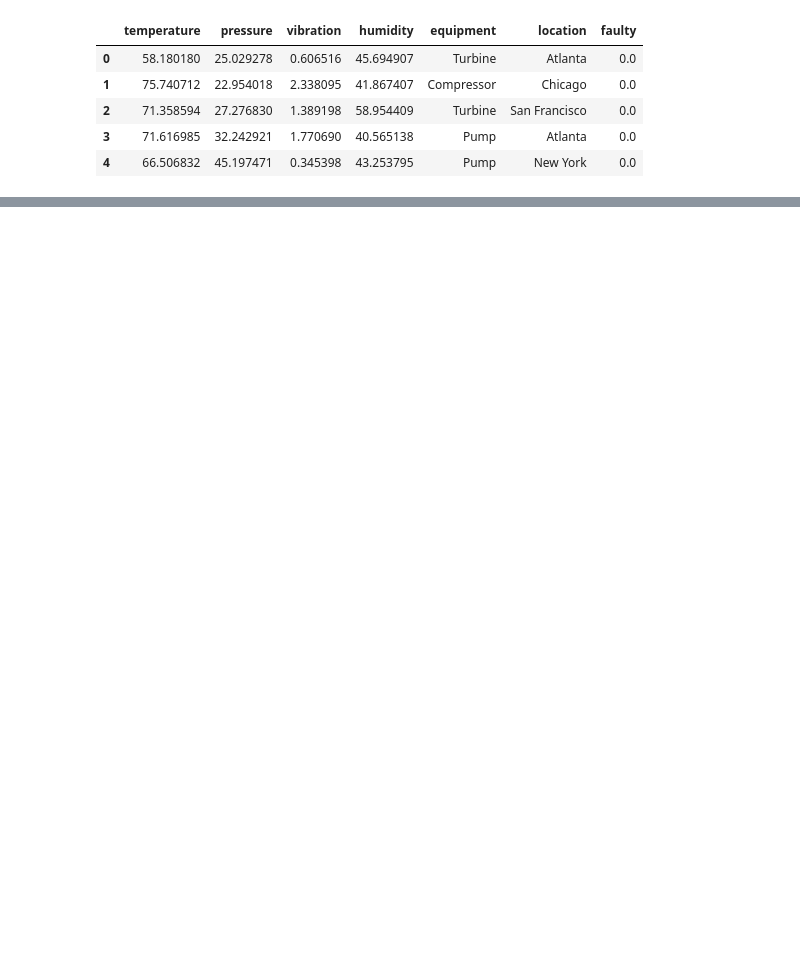
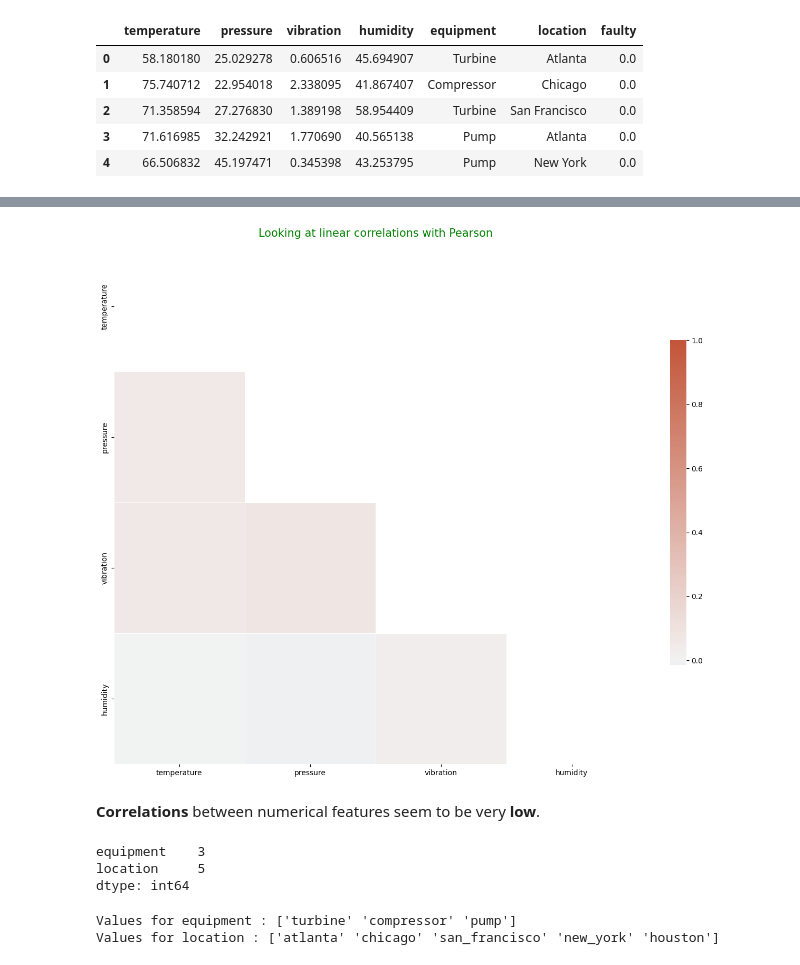
Before and after one commit to YannPhamVan/Industrial-Equipment-Failure-Prediction, a Jupyter notebook: notebook.ipynb, the cells around one changed output, grey strips where cells are left out. Drawn from its saved outputs; the diff is of its cells as text; code cells hidden in the pictures; blank space fills up the shorter version.

```diff
--- a/notebook.ipynb
+++ b/notebook.ipynb
@@ -34,0 +86,5 @@ df.head()
+# %%
+numerical = ['temperature', 'pressure', 'vibration', 'humidity']
+categorical = list(df.dtypes[df.dtypes == 'object'].index)
+print("Numerical features are :", numerical)
+print("Categorical features are :", categorical)
@@ -34,0 +94,6 @@ df.head()
+# %%
+for col in categorical:
+    df[col] = df[col].str.lower().str.replace(' ', '_')
+# %%
+df.faulty = (df.faulty > 0).astype(int)
+df.faulty
@@ -34,0 +162,3 @@ df.head()
+# %%
+corr = df[numerical].corr()
+corr
@@ -34,0 +171,26 @@ df.head()
+# %%
+mask = np.triu(np.ones_like(corr, dtype=bool))
+f, ax = plt.subplots(figsize=(16, 16))
+
+cmap = sns.diverging_palette(230, 20, as_cmap=True)
+plt.grid(visible=False)
+plt.title('Looking at linear correlations with Pearson',
+          color='green', fontsize=15)
+sns.heatmap(corr, mask=mask, cmap=cmap, vmax=1, center=0,
+            square=True, annot=False, linewidths=.5, cbar_kws={"shrink": .5});
+# %% [output]
+[figure, added]
+# %% [markdown]
+**Correlations** between numerical features seem to be very **low**.
+# %%
+df[categorical].nunique()
+# %% [output]
+equipment    3
+location     5
+dtype: int64
+# %%
+for cat in categorical:
+    print(f"Values for {cat} : {df[cat].unique()}")
+# %% [output]
+Values for equipment : ['turbine' 'compressor' 'pump']
+Values for location : ['atlanta' 'chicago' 'san_francisco' 'new_york' 'houston']
```
Also changed, not shown: parts of 18 cells of this notebook.
